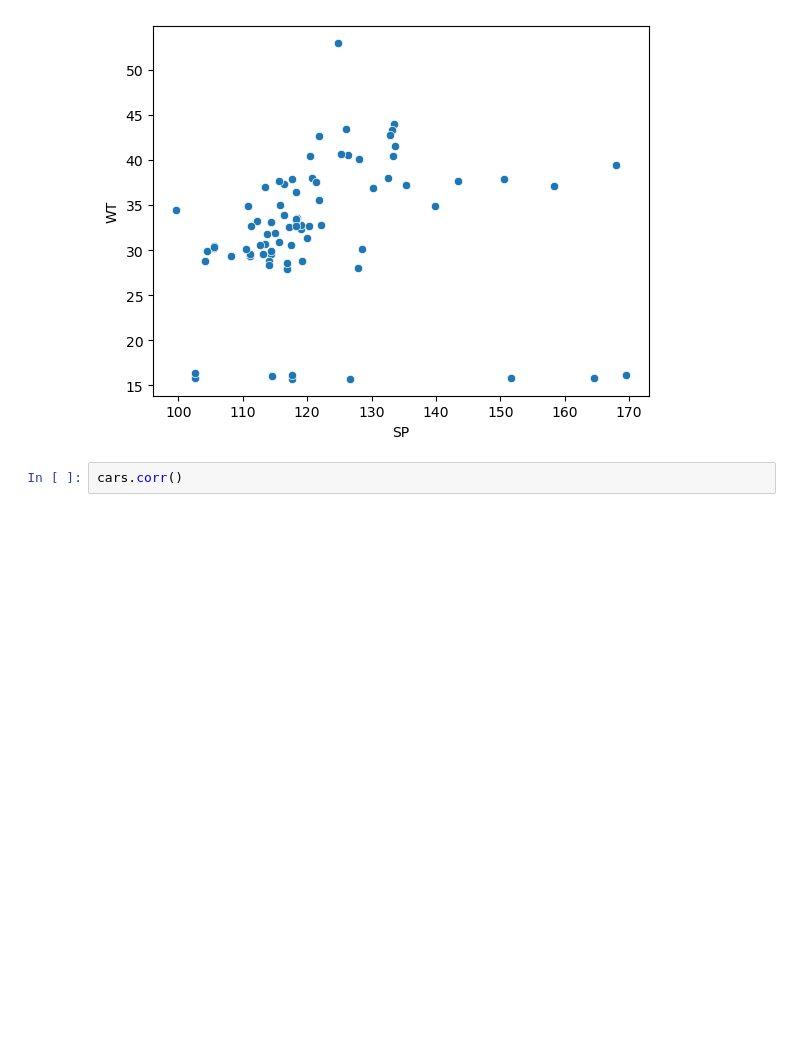
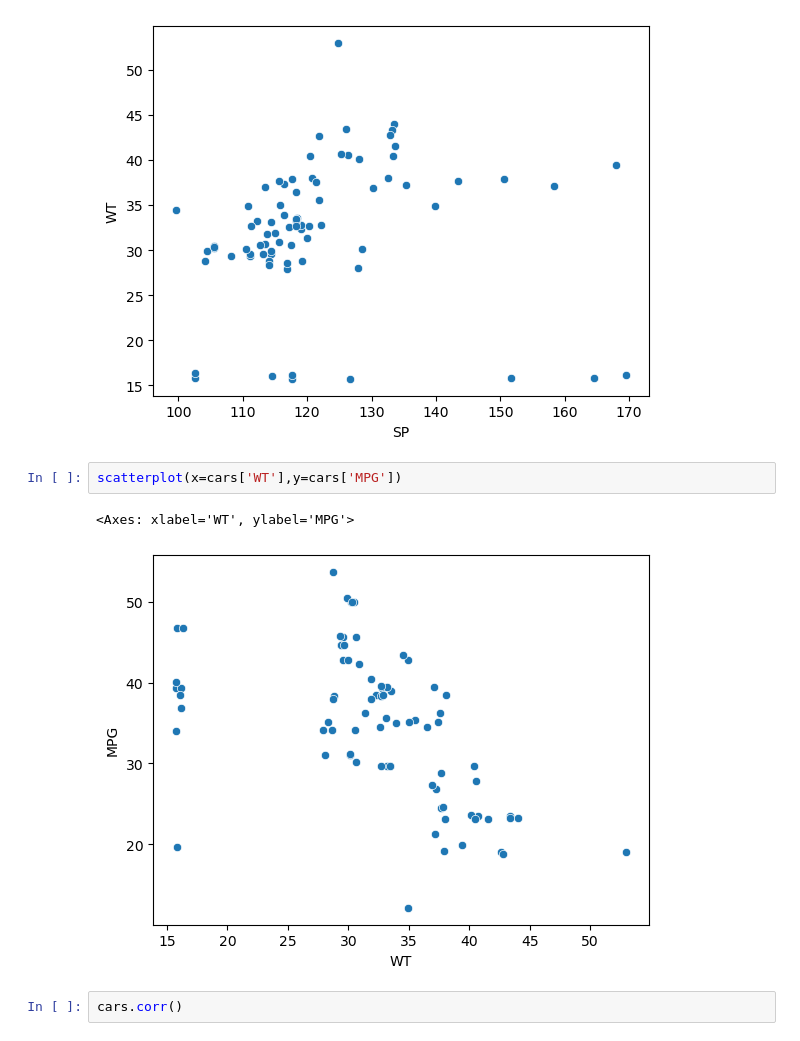
Before and after one commit to 2311cs020358/python, a Jupyter notebook: day19.ipynb, the cells around one changed output. Saved outputs shown, nothing was run; the diff lists cells and outputs as text; blank space fills up the shorter version.

```diff
--- a/day19.ipynb
+++ b/day19.ipynb
@@ -136,6 +136,11 @@ scatterplot(x=cars['SP'],y=cars['WT'])
 plt.show()
 # %% [output]
 [figure]
+# %%
+scatterplot(x=cars['WT'],y=cars['MPG'])
+# %% [output]
+<Axes: xlabel='WT', ylabel='MPG'>
+[figure, added]
 # %%
 cars.corr()
 # %% [output]
```
Also changed, not shown: parts of 10 cells of this notebook.
